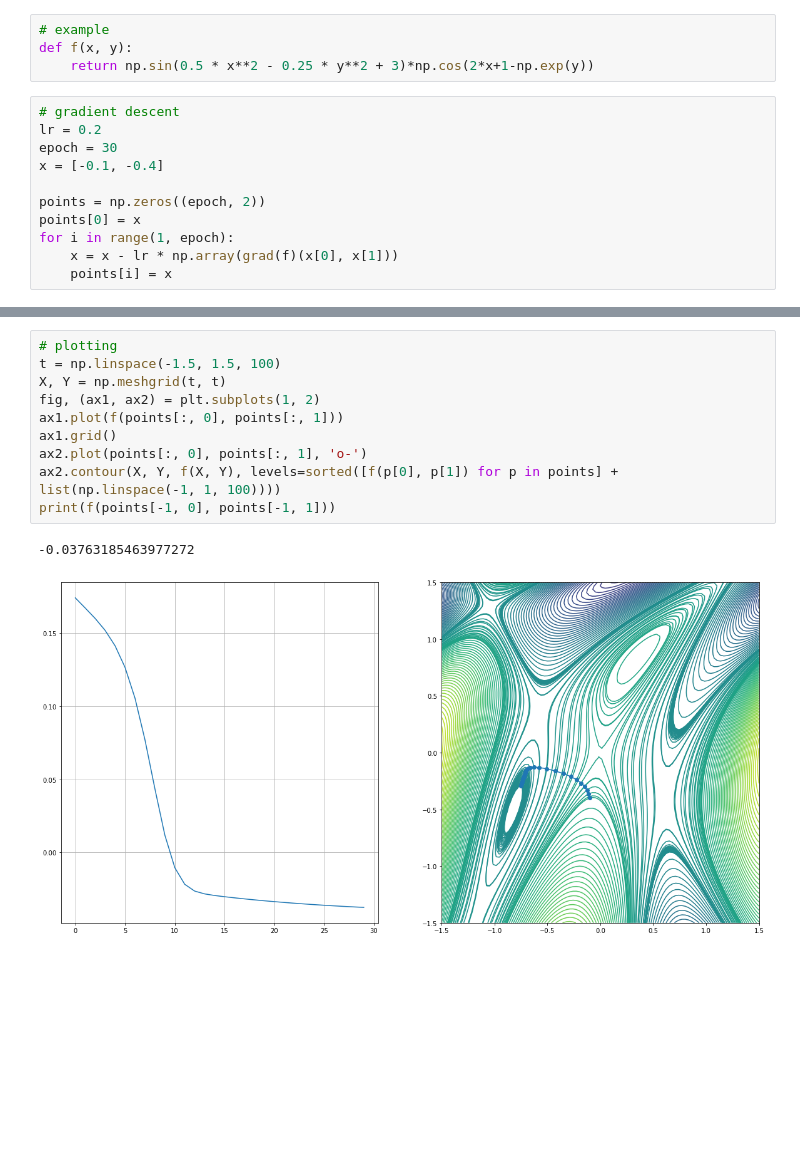
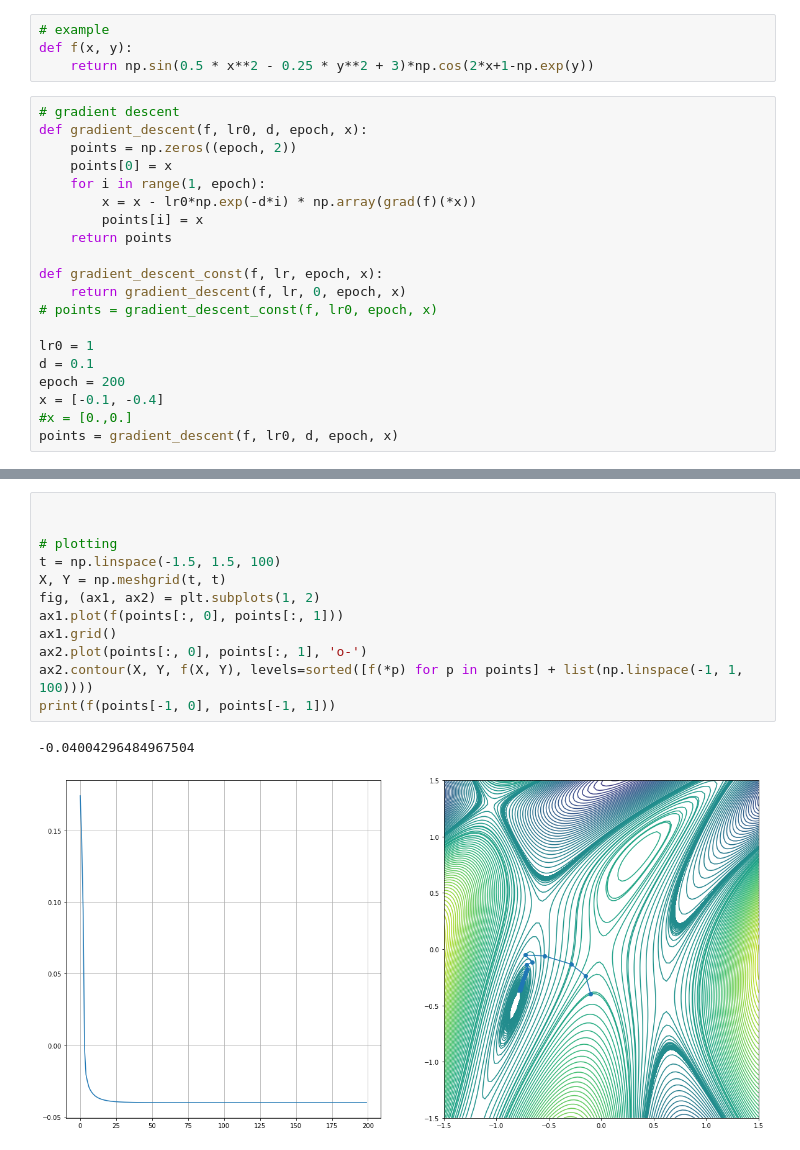
Before and after one commit to make-meth/y2020-ITMO-MO, a Jupyter notebook: GD.ipynb, the cells around one changed output, grey strips where cells are left out. Saved outputs shown, nothing was run; the diff lists cells and outputs as text; blank space fills up the shorter version.

```diff
--- a/GD.ipynb
+++ b/GD.ipynb
@@ -19,12 +19,21 @@ def f(x, y):
     return np.sin(0.5 * x**2 - 0.25 * y**2 + 3)*np.cos(2*x+1-np.exp(y))
 # %%
 # gradient descent
-lr = 0.2
-epoch = 30
+def gradient_descent(f, lr0, d, epoch, x):
+    points = np.zeros((epoch, 2))
+    points[0] = x
+    for i in range(1, epoch):
+        x = x - lr0*np.exp(-d*i) * np.array(grad(f)(*x))
+        points[i] = x
+    return points
+
+def gradient_descent_const(f, lr, epoch, x):
+    return gradient_descent(f, lr, 0, epoch, x)
+# points = gradient_descent_const(f, lr0, epoch, x)
+
+lr0 = 1
+d = 0.1
+epoch = 200
 x = [-0.1, -0.4]
-
-points = np.zeros((epoch, 2))
-points[0] = x
-for i in range(1, epoch):
-    x = x - lr * np.array(grad(f)(x[0], x[1]))
-    points[i] = x
+#x = [0.,0.]
+points = gradient_descent(f, lr0, d, epoch, x)
@@ -31,13 +64,15 @@ for i in range(1, epoch):
 # %%
+
+
 # plotting
 t = np.linspace(-1.5, 1.5, 100)
 X, Y = np.meshgrid(t, t)
 fig, (ax1, ax2) = plt.subplots(1, 2)
 ax1.plot(f(points[:, 0], points[:, 1]))
 ax1.grid()
 ax2.plot(points[:, 0], points[:, 1], 'o-')
-ax2.contour(X, Y, f(X, Y), levels=sorted([f(p[0], p[1]) for p in points] + list(np.linspace(-1, 1, 100))))
+ax2.contour(X, Y, f(X, Y), levels=sorted([f(*p) for p in points] + list(np.linspace(-1, 1, 100))))
 print(f(points[-1, 0], points[-1, 1]))
 # %% [output]
--0.03763185463977272
+-0.04004296484967504
-[figure, old version]
+[figure, new version]
```
Also changed, not shown: parts of 3 cells of this notebook.
